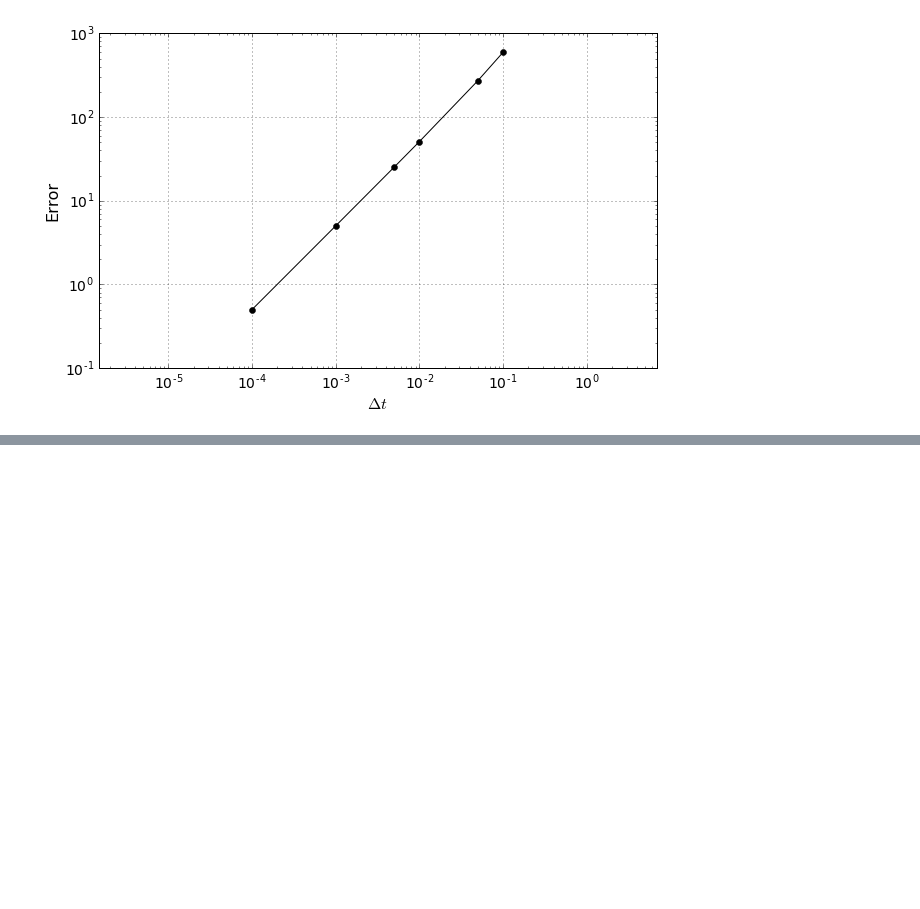
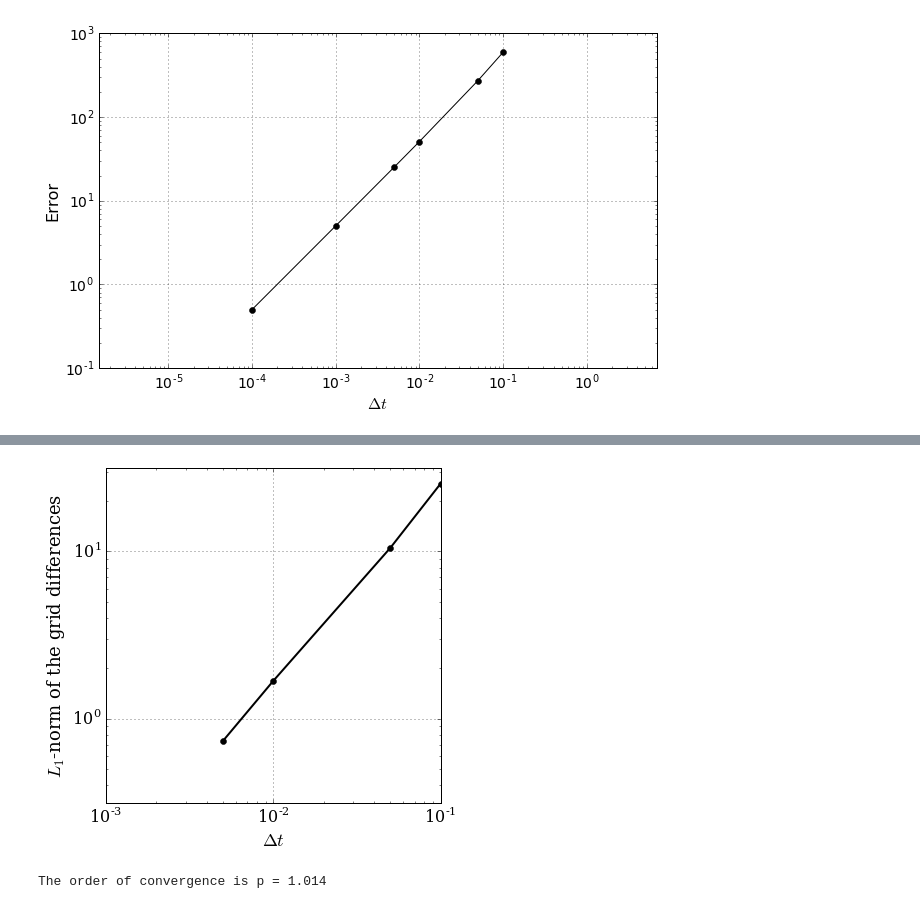
Before and after one commit to maxphile/numerical-mooc, a Jupyter notebook: lessons/01_phugoid/phugoid_code.ipynb, the cells around one changed output, grey strips where cells are left out. Drawn from its saved outputs; the diff is of its cells as text; code cells hidden in the pictures; blank space fills up the shorter version.

```diff
--- a/lessons/01_phugoid/phugoid_code.ipynb
+++ b/lessons/01_phugoid/phugoid_code.ipynb
@@ -270,0 +373,28 @@ rcParams['font.size'] = 16
+# %%
+def get_diffgrid(u_current, u_fine, dt):
+    """Returns the difference between one grid and the fine one using L-1 norm.
+
+    Parameters
+    ----------
+    u_current : array of float
+        solution on the current grid.
+    u_finest : array of float
+        solution on the fine grid.
+    dt : float
+        time-increment on the current grid.
+
+    Returns
+    -------
+    diffgrid : float
+        difference computed in the L-1 norm.
+    """
+
+    N_current = len(u_current[:,0])
+    N_fine = len(u_fine[:,0])
+
+    grid_size_ratio = ceil(N_fine/N_current)
+
+    diffgrid = dt * numpy.sum( numpy.abs(\
+            u_current[:,2]- u_fine[::grid_size_ratio,2]))
+
+    return diffgrid
@@ -270,0 +416,49 @@ rcParams['font.size'] = 16
+# %%
+# log-log plot of the grid differences
+pyplot.figure(figsize=(6,6))
+pyplot.grid(True)
+pyplot.xlabel('$\Delta t$', fontsize=18)
+pyplot.ylabel('$L_1$-norm of the grid differences', fontsize=18)
+pyplot.axis('equal')
+pyplot.loglog(dt_values[:-1], diffgrid[:-1], color='k', ls='-', lw=2, marker='o');
+# %% [output]
+[figure, added]
+# %%
+r = 2
+h = 0.001
+
+dt_values2 = numpy.array([h, r*h, r**2*h])
+
+u_values2 = numpy.empty_like(dt_values2, dtype=numpy.ndarray)
+
+diffgrid2 = numpy.empty(2)
+
+for i, dt in enumerate(dt_values2):
+
+    N = int(T/dt) + 1   # number of time-steps
+
+    # initialize the array containing the solution for each time-step
+    u = numpy.empty((N, 4))
+    u[0] = numpy.array([v0, theta0, x0, y0])
+
+    # time loop
+    for n in range(N-1):
+
+        u[n+1] = euler_step(u[n], f, dt)         ### call euler_step() ###
+
+    # store the value of u related to one grid
+    u_values2[i] = u
+
+
+#calculate f2 - f1
+diffgrid2[0] = get_diffgrid(u_values2[1], u_values2[0], dt_values2[1])
+
+#calculate f3 - f2
+diffgrid2[1] = get_diffgrid(u_values2[2], u_values2[1], dt_values2[2])
+
+# calculate the order of convergence
+p = (log(diffgrid2[1]) - log(diffgrid2[0])) / log(r)
+
+print('The order of convergence is p = {:.3f}'.format(p));
+# %% [output]
+The order of convergence is p = 1.014
```
Also changed, not shown: parts of 10 cells of this notebook.
